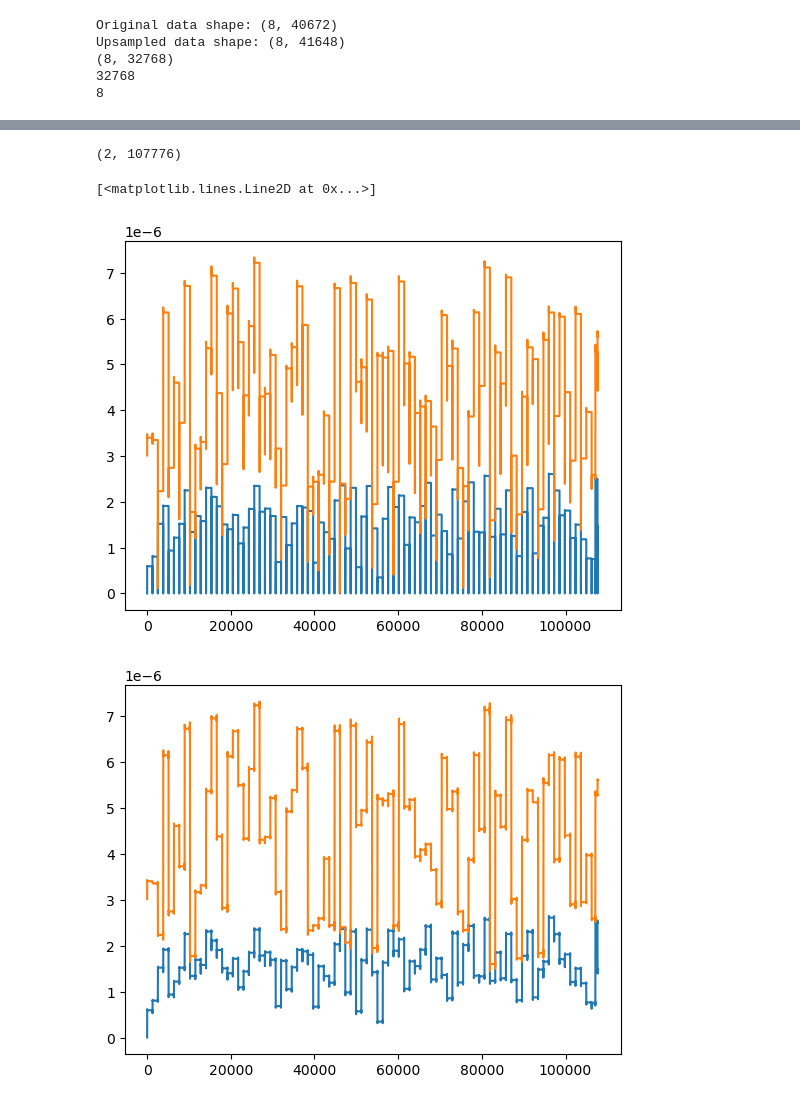
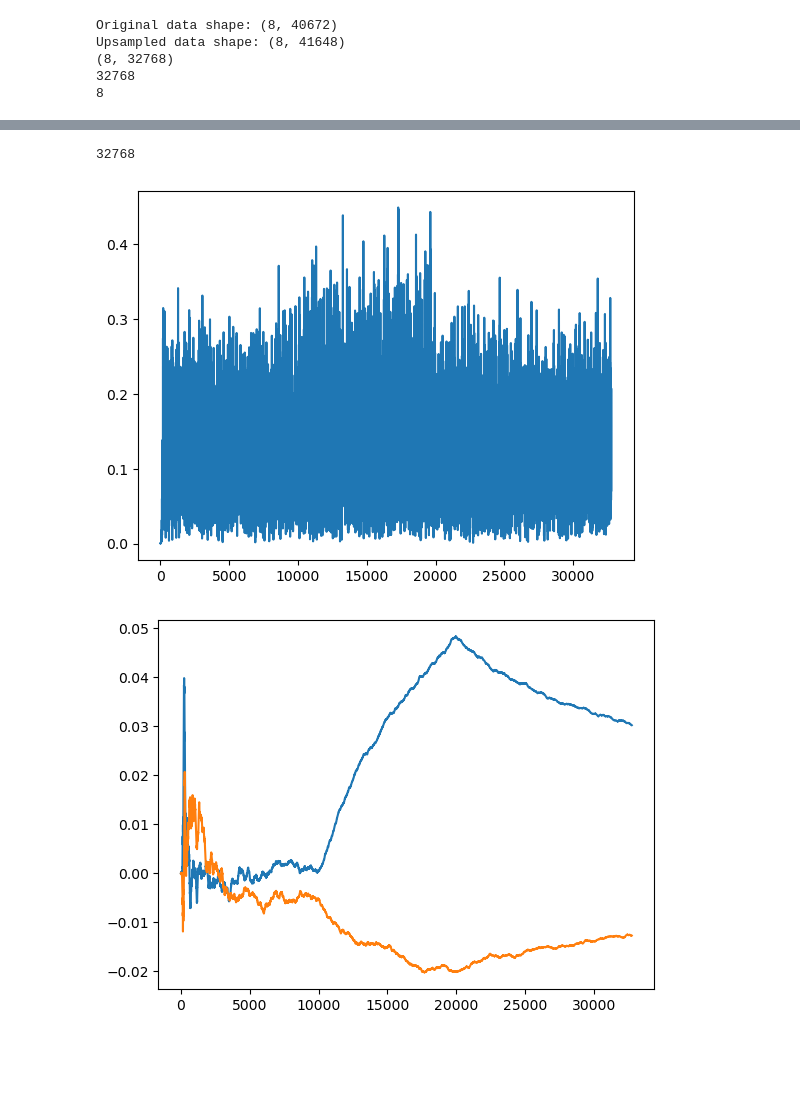
Before and after one commit to alken01/BCI, a Jupyter notebook: recursivefilter.ipynb, the cells around one changed output, grey strips where cells are left out. Saved outputs shown, nothing was run; the diff lists cells and outputs as text; code cells hidden in the pictures; blank space fills up the shorter version.

```diff
--- a/recursivefilter.ipynb
+++ b/recursivefilter.ipynb
@@ -395,4 +407,31 @@ plt.show()
+# %%
+print(len(filter_coefficients[0]))
+amp_test = []
+for i in range(len(filter_coefficients[0])):
+    amp_test.append(np.sqrt(filter_coefficients[0,i]**2 + filter_coefficients[1,i]**2))
+
+plt.figure()
+plt.plot(amp_test)
+plt.show()
+
+
+# loop over the list w_5
+moving_avg_1 = []
+moving_avg_2 = []
+for i in range(len(filter_coefficients[0])):
+    moving_avg_1.append(sum(filter_coefficients[0,:i])/(i+1))
+    moving_avg_2.append(sum(filter_coefficients[1,:i])/(i+1))
+# Plot the coherent average
+plt.figure()
+plt.plot(moving_avg_1)
+plt.plot(moving_avg_2)
+plt.show()
+# %% [output]
+32768
+[figure, added]
+[figure, added]
 # %%
+
 # Create smaller arrays containing 5 seconds of the x signal with 1.5 seconds of overlap between the arrays. Do this programaatically usng a for loop
 x_5 = []
 for i in range(0,len(x),int(1.5*fs)):
@@ -402,7 +441,7 @@ for i in range(0,len(x),int(1.5*fs)):
 y_hat_5 = []
 w_5 = []
 for i in range(len(x_5)):
-    y_5, w5=rls_paper(x_5[i],17,2,fs,1e-5)
+    y_5, w5=rls_paper(x_5[i],17,0.95,fs,1e-5)
     y_hat_5.append(y_5)
     w_5.append(w5)
 
@@ -431,23 +470,9 @@ print(w_5.shape)
 plt.figure()
 plt.plot(w_5[0,:])
 plt.plot(w_5[1,:])
+
+
+# Cacluclate the sqrt of the sum of the squares of the filter coefficients for each row
-# %% [output]
-(2, 107776)
-[<matplotlib.lines.Line2D at 0x...>]
-[figure, removed]
-# %%
-# Filter the w_5 array with a low pass filter with a cutoff frequency of 40 Hz using signal.butter
-b, a = signal.butter(10, 10, 'low', fs=fs)
-w_5 = signal.filtfilt(b, a, w_5, axis=1)
-
-
-# Plot the filtered w_5 array
-plt.figure()
-plt.plot(w_5[0,:])
-plt.plot(w_5[1,:])
-plt.show()
-# %% [output]
-[figure, removed]
 # %%
 plt.figure()
 plt.plot(y_hat_5[:,0])
```
Also changed, not shown: parts of 7 cells of this notebook.
